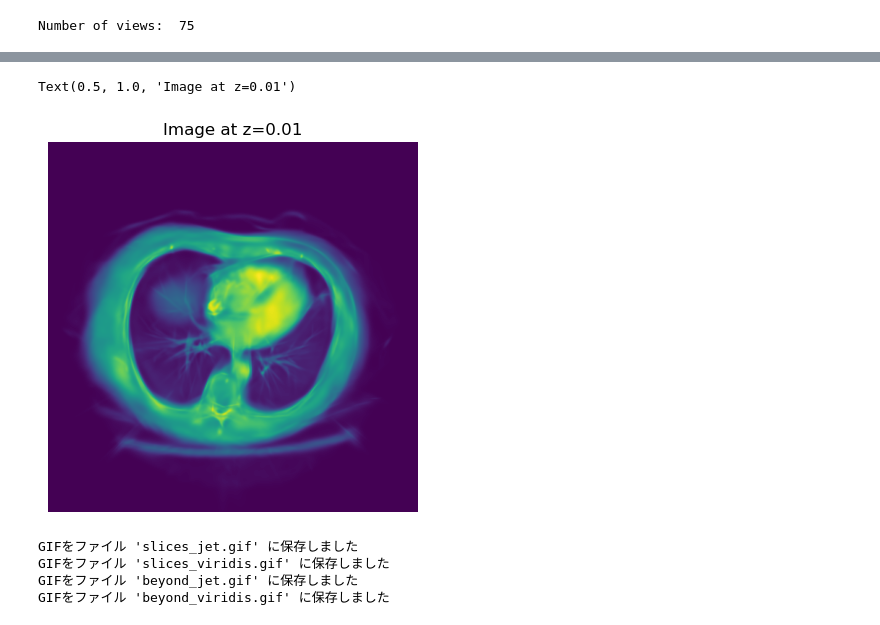
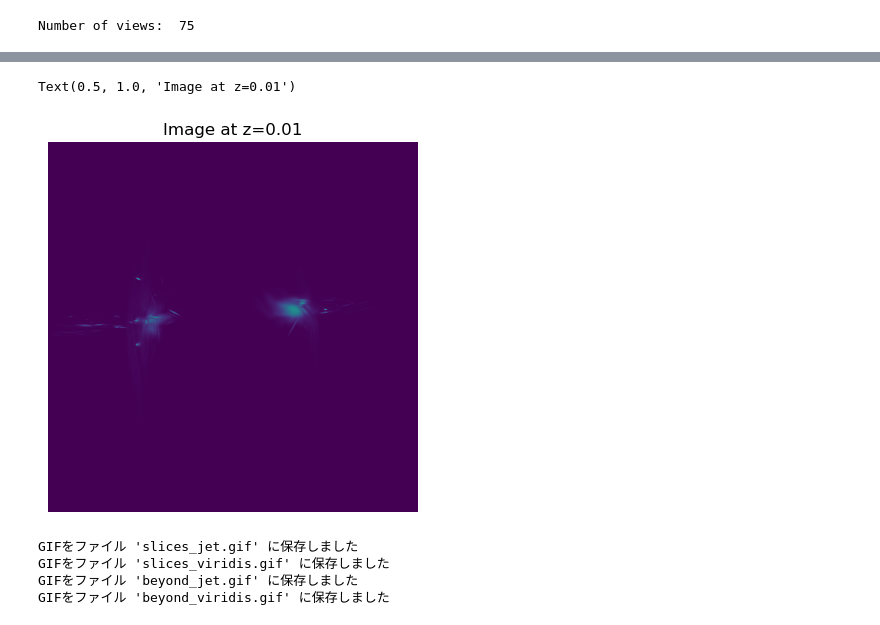
Before and after one commit to Maemaemaeko/r2_gaussian, a Jupyter notebook: visualize.ipynb, the cells around one changed output, grey strips where cells are left out. Saved outputs shown, nothing was run; the diff lists cells and outputs as text; code cells hidden in the pictures.

```diff
--- a/visualize.ipynb
+++ b/visualize.ipynb
@@ -159,0 +237,13 @@ for i, r in enumerate(renderings):
+# %%
+cams_z = orbit_cameras_z(n_views=3, radius=5, center=(0,0,0))
+renderings = []
+for i, view in enumerate(cams_z[:3]):
+    rendering = render(view, gaussians, pipeline)["render"][0].detach().cpu().numpy()
+    renderings.append(rendering)
+
+plt.figure(figsize=(15, 5))
+for i, r in enumerate(renderings):
+    plt.subplot(1, len(renderings), i + 1)
+    plt.imshow(r)
+    plt.axis('off')
+    plt.title(f"View {i + 1}")
@@ -190,28 +282,28 @@ def cut_gaussians_beyond_plane(gaussians, origin, normal, d=1e-1):
 # %%
 def get_image(theta, phi, radius, z, slice=True, up=np.array([1, 0, 0])):
     copy_gaussians = copy.deepcopy(gaussians)
 
     camera_center = spherical_to_cartesian(theta, phi, radius + z)
     normal_vector = camera_center / np.linalg.norm(camera_center)
 
     origin = np.array([0, 0, 0]) - normal_vector * z
     if slice:
         cut_gaussians_by_plane(copy_gaussians, origin, normal=normal_vector)
     else:
         cut_gaussians_beyond_plane(copy_gaussians, origin, normal=normal_vector)
 
     view = get_camera(theta, phi, radius, up=up)
 
     rendering = render(view, copy_gaussians, pipeline)["render"][0].detach().cpu().numpy()
     return rendering
 
-rendering = get_image(0, 0, 4, 0.01)
+rendering = get_image(0, 0, 4, -0.5)
 plt.imshow(rendering)
 plt.axis('off')
 plt.title("Image at z=0.01")
 # %% [output]
 Text(0.5, 1.0, 'Image at z=0.01')
-[figure, old version]
+[figure, new version]
 # %%
 import tqdm
 # %%
```
Also changed, not shown: parts of 6 cells of this notebook, 31 other files.
